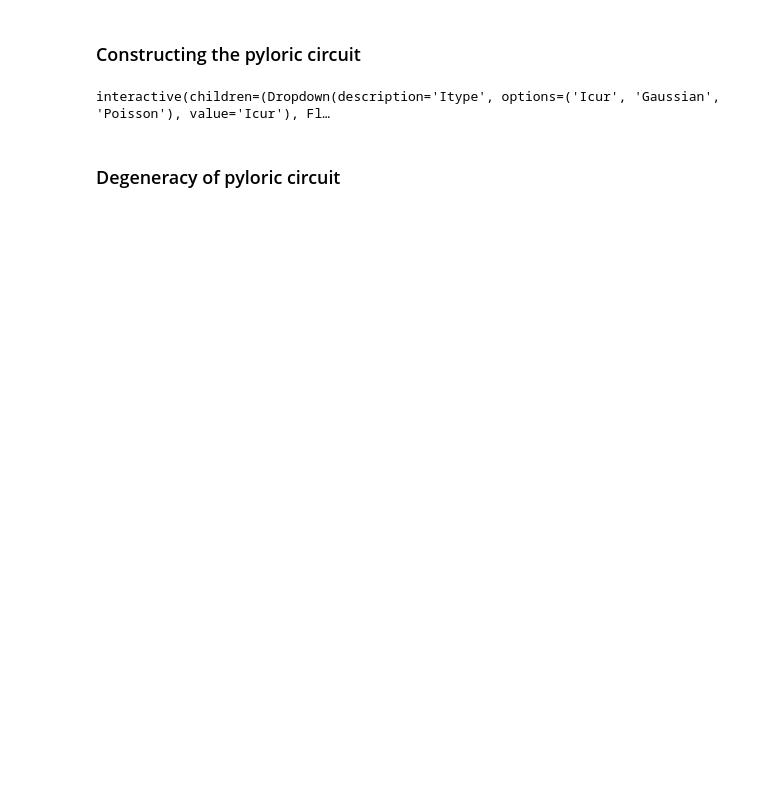
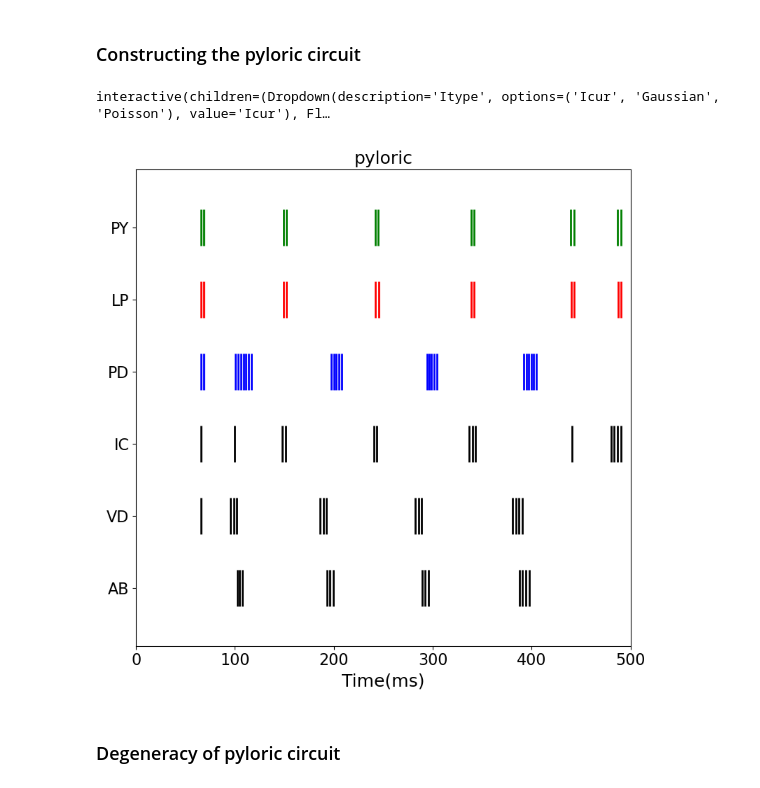
Before and after one commit to michaelglh/STG, a Jupyter notebook: stg_colab.ipynb, the cells around one changed output. Cells and saved outputs as stored; diff of their text form; code cells hidden in the pictures; blank space fills up the shorter version.

```diff
--- a/stg_colab.ipynb
+++ b/stg_colab.ipynb
@@ -235,37 +240,35 @@ def update_pyloric(Itype='Icur', PD_LP=1.0, PD_PY=1.0, LP_PD=1.0, LP_PY=1.0, PY_
         for j in range(N):
             if con[i][j] > 0:
                 tps[i][j] = 'gap'
             else:
                 tps[i][j] = 'static'
     dly = np.random.uniform(2., 5., (N,N))
     synspecs = [[{} for _ in range(N)] for _ in range(N)]
     for i in range(N):
         for j in range(N):
             synspecs[i][j] = {'ctype':tps[i][j], 'weight':con[i,j], 'delay':dly[i,j]}
     h.connect(nrns, nrns, synspecs)
 
     # simulation
     h.run(T)
 
     # visualization
     cs = ['k', 'k', 'k', 'b', 'r', 'g']
     plt.clf()
     plt.title('pyloric')
     for nrn, c, l in zip(nrns, cs, range(N)):
         plt.eventplot(nrn.spikes['times'], lineoffsets=2*l, colors=c)
     plt.xlabel('Time(ms)')
     plt.yticks(list(np.arange(N)*2), nrn_labels)
     plt.xlim([0., T])
     plt.tight_layout()
-    plt.show()
 
-    plt.tight_layout()
-
-fig_pyloric = plt.figure(figsize=(5,8))
 wt_range = (0.1, 10.0, 0.1)
+fig_pyloric = plt.figure(figsize=(8,8))
 widgets.interact(update_pyloric, Itype=Itypes,
-                 PD_LP=wt_range, PD_PY=wt_range, LP_PD=wt_range, LP_PY=wt_range, PY_LP=wt_range, LP_VD=wt_range);
+                PD_LP=wt_range, PD_PY=wt_range, LP_PD=wt_range, LP_PY=wt_range, PY_LP=wt_range, LP_VD=wt_range);
 # %% [output]
 interactive(children=(Dropdown(description='Itype', options=('Icur', 'Gaussian', 'Poisson'), value='Icur'), Fl…
+[figure, added]
 # %% [markdown]
 ### Degeneracy of pyloric circuit
```
Also changed, not shown: parts of 1 cell of this notebook, 2 other files.
